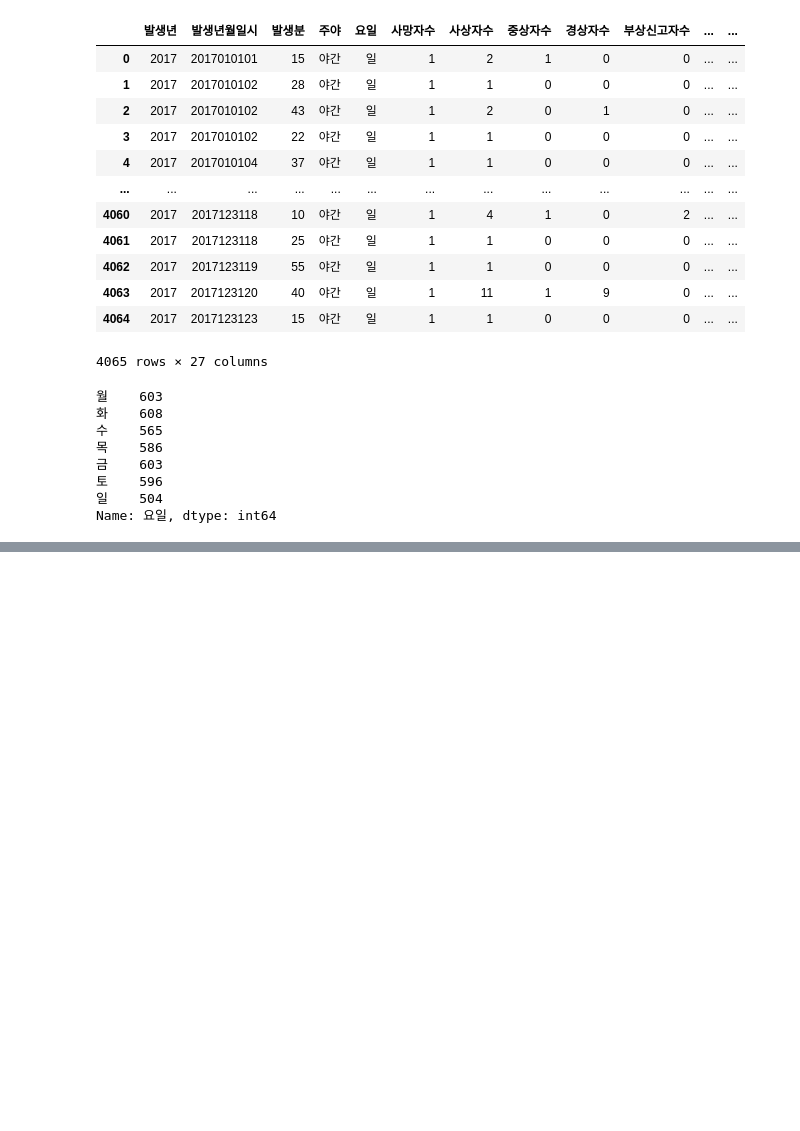
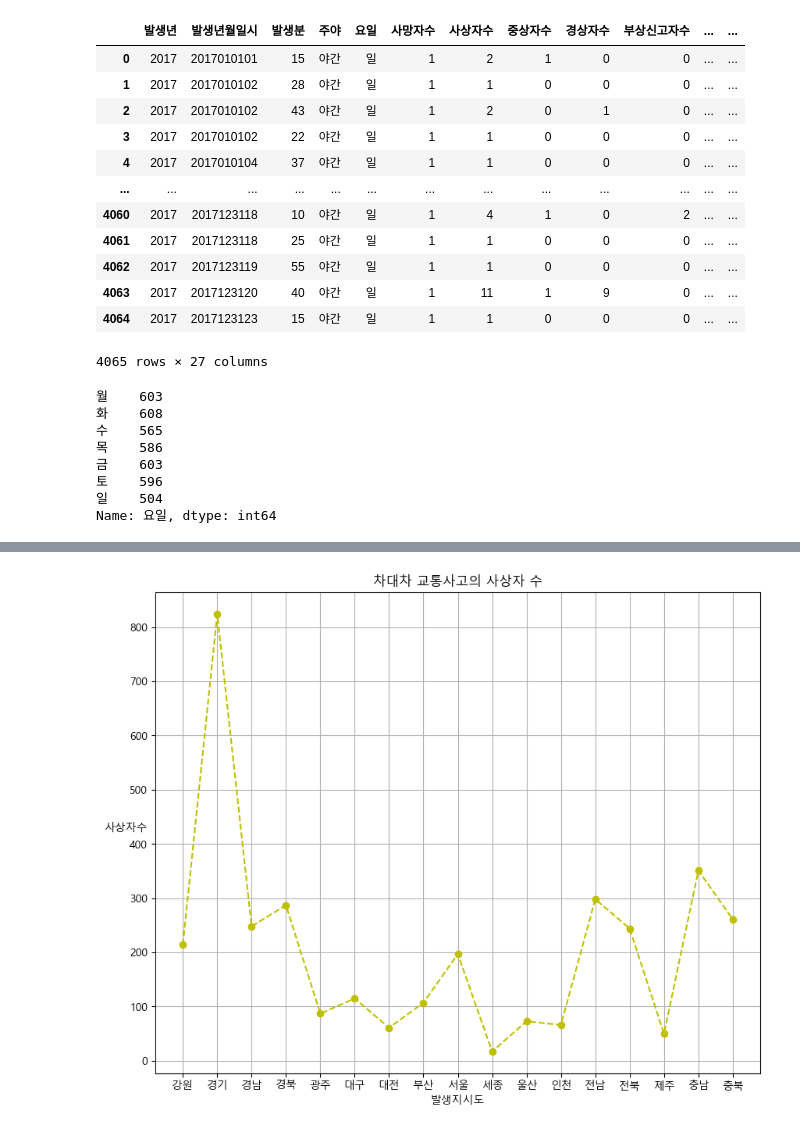
Before and after one commit to so1454/python_library, a Jupyter notebook: 3.Matplotlib.ipynb, the cells around one changed output, grey strips where cells are left out. Drawn from its saved outputs; the diff is of its cells as text; code cells hidden in the pictures; blank space fills up the shorter version.

```diff
--- a/3.Matplotlib.ipynb
+++ b/3.Matplotlib.ipynb
@@ -205,0 +245,3 @@ plt.bar(x,y)
+# %%
+ctoc = data2017[data2017['사고유형_대분류'] == '차대차']
+ctoc
@@ -205,0 +262,4 @@ plt.bar(x,y)
+# %%
+# 2. 해당하는 데이터(차대차 사고)를 발생지 시도별로 합계를 구하기
+ctoc_sum = ctoc[['사상자수','발생지시도']].groupby('발생지시도').sum()
+ctoc_sum
@@ -205,0 +286,27 @@ plt.bar(x,y)
+# %%
+# 3. x축과 y축 설정하기
+x = ctoc_sum.index   # 인덱스 가져오기 .index
+y = ctoc_sum.values     # values 값 가져오기 .values
+# %%
+# 4. 그래프 그리기
+# plot은 꺾은선그래프를 가져오는 친구임
+
+# 각 y축 글씨의 간격 늘리기
+plt.figure(figsize = ( 10,8 ))   # 먼저 지정이 필요
+
+plt.plot(x,y,
+         marker = 'o',
+         c = 'y',
+         ls = '--')
+plt.xlabel('발생지시도')
+plt.ylabel('사상자수', rotation = 0)
+plt.title('차대차 교통사고의 사상자 수')
+plt.grid()
+
+
+
+plt.show()
+
+# 이대로 bar차트를 만드려고하면 만들어지 않음!
+# %% [output]
+[figure, added]
```
Also changed, not shown: parts of 29 cells of this notebook, 2 other files.
